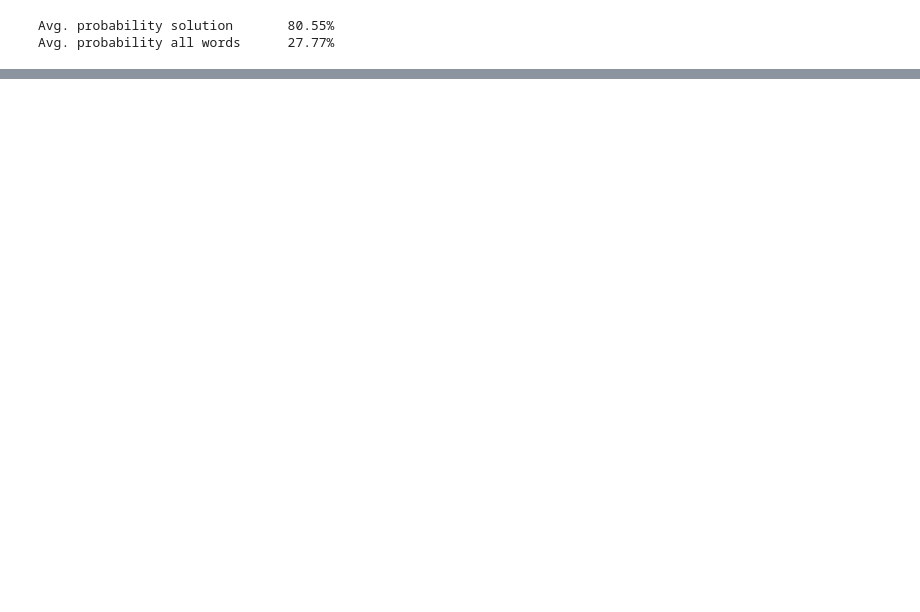
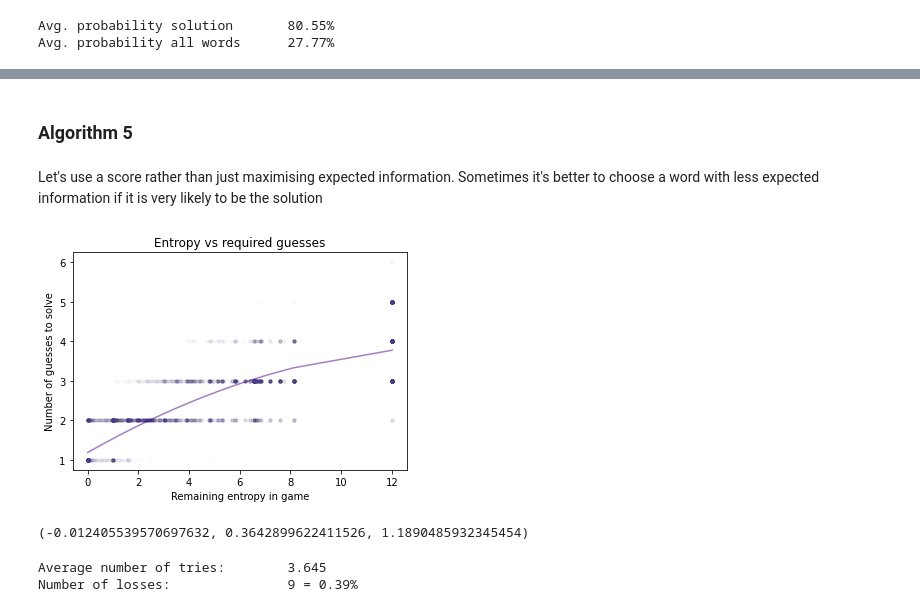
Before and after one commit to loss-given-default/Wordle, a Jupyter notebook: Wodle.ipynb, the cells around one changed output, grey strips where cells are left out. Saved outputs shown, nothing was run; the diff lists cells and outputs as text; code cells hidden in the pictures; blank space fills up the shorter version.

```diff
--- a/Wodle.ipynb
+++ b/Wodle.ipynb
@@ -237 +248,46 @@ Average number of tries:        3.908
 Number of losses:               0 = 0.00%
+# %% [markdown]
+### Algorithm 5
+# %% [markdown]
+Let's use a score rather than just maximising expected information. Sometimes it's better to choose a word with less expected information if it is very likely to be the solution
+# %%
+x = []
+y = []
+
+for i in history_algo_4.values():
+    for j in range(len(i)):
+        x.append(i[j][1])
+        y.append(len(i) - j)
+        #print(i[j])
+
+x, y = zip(*sorted(zip(x, y)))
+
+x = np.array(x)
+y = np.array(y)
+plt.scatter(x, y, alpha = 0.01, label ="Game data", s = 10, c = "darkslateblue")
+a, b, c = np.polyfit(x, y, 2)
+plt.plot(x, (a*pow(x, 2) + b*x +c), c = "indigo", alpha = 0.5, label = "Polynomial fit")
+plt.xlabel('Remaining entropy in game')
+plt.ylabel('Number of guesses to solve')
+plt.title('Entropy vs required guesses')
+#plt.legend()
+#plt.savefig("polynomial.svg")
+# %% [output]
+[figure, added]
+# %%
+a, b, c #! oh no that's not good
+# %% [output]
+(-0.012405539570697632, 0.3642899622411526, 1.1890485932345454)
+# %%
+#Takes 25 minutes to run
+(a, b, c) = (-0.012405539570697632, 0.3642899622411526, 1.1890485932345454)
+history_algo_5 = algo.wordle_algorithm_4(solutions, all_allowed, verbose = False, entropy_db = entropy_db, freq_map = all_allowed_freq_sigmoid, bar = True, custom_score = (a, b, c), jup = True)
+invalid = [i[-1][0] for i in list(history_algo_5.values()) if i[-1][0] > 6]
+clear_output(wait=True)
+sleep(1)
+tries = sum(i[-1][0] for i in list(history_algo_5.values()))
+print(f"Average number of tries:\t{tries/len(history_algo_5):.4}")
+print(f"Number of losses:\t\t{len(invalid)} = {len(invalid)/len(history_algo_5):.2%}")
+# %% [output]
+Average number of tries:        3.645
+Number of losses:               9 = 0.39%
```
Also changed, not shown: parts of 19 cells of this notebook, 3 other files.
